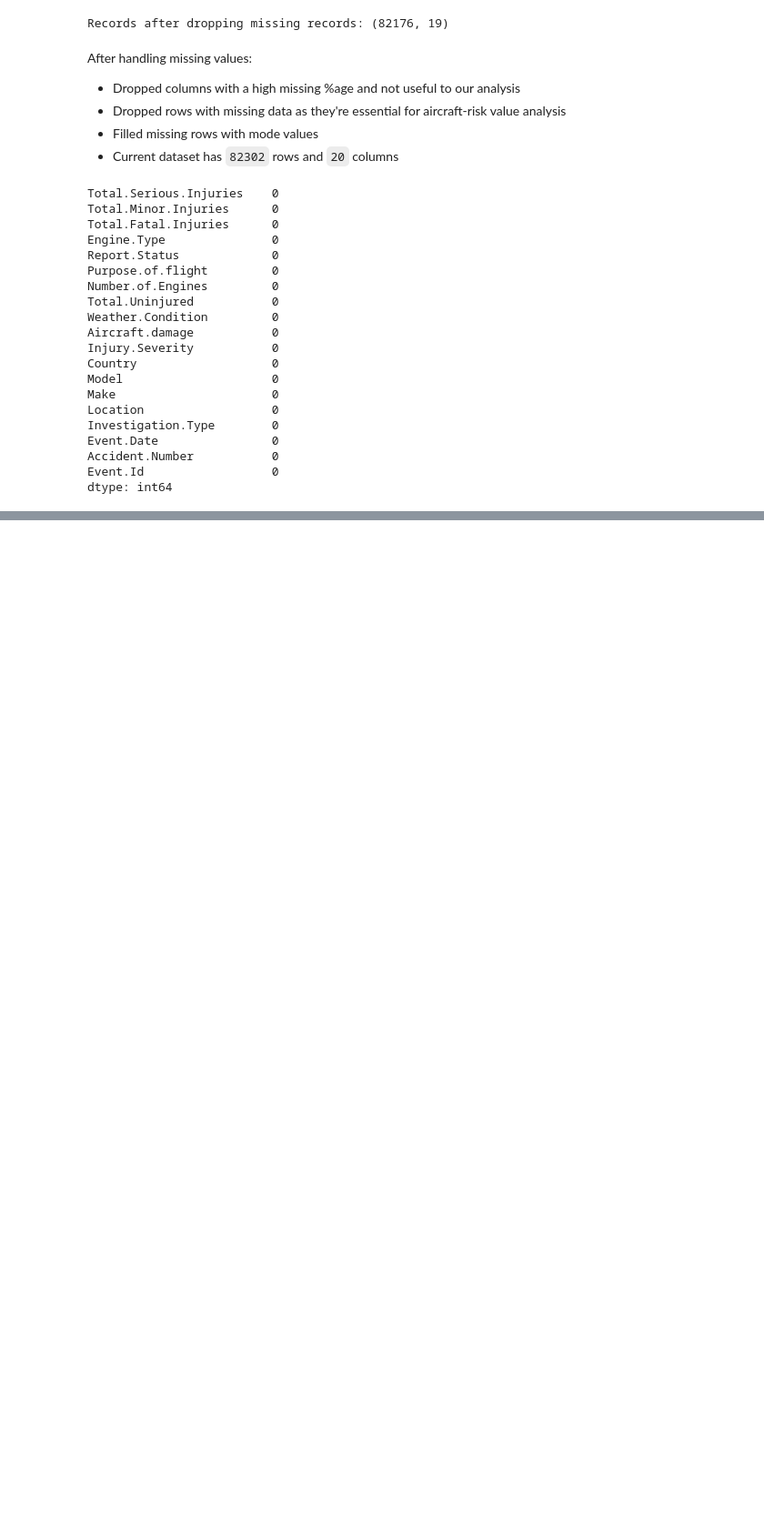
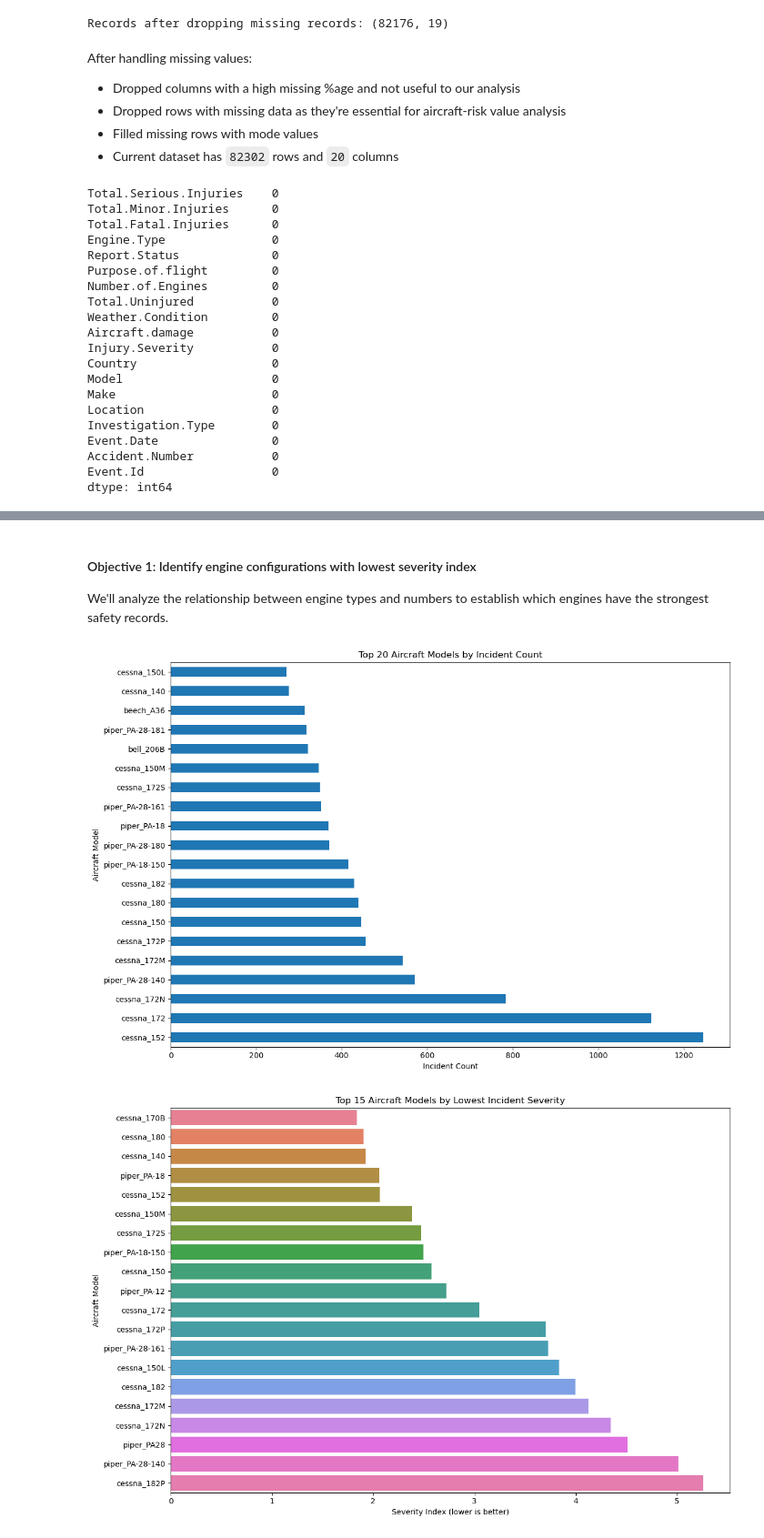
Before and after one commit to lewismwaki/aviation_accidents_analysis, a Jupyter notebook: aviation_accidents_analysis.ipynb, the cells around one changed output, grey strips where cells are left out. Shown at 91% size. Drawn from its saved outputs; the diff is of its cells as text; code cells hidden in the pictures; blank space fills up the shorter version.

Commit message:
analyzed risk factors associated with different aircraft models; finalized notebook and readme

```diff
--- a/aviation_accidents_analysis.ipynb
+++ b/aviation_accidents_analysis.ipynb
@@ -328,0 +362,20 @@ dtype: int64
+# %%
+
+def calculate_severity_score(row):
+    score = 0
+
+    if row['Total.Fatal.Injuries'] > 0:
+        score += 3
+
+    if row['Total.Serious.Injuries'] > 0:
+        score += 2
+
+    if row['Total.Minor.Injuries'] > 0:
+        score += 1
+
+    return min(score, 5)
+
+df['Severity.Score'] = df.apply(calculate_severity_score, axis=1)
+print("\nSeverity score distribution:")
+print(df['Severity.Score'].value_counts().sort_index())
+df['Severity.Score']
@@ -328,0 +425,42 @@ dtype: int64
+# %% [markdown]
+#### Objective 1: Identify engine configurations with lowest severity index
+
+
+We'll analyze the relationship between engine types and numbers to establish which engines have the strongest safety records.
+# %%
+df['Aircraft'].value_counts().head(20).plot(kind='barh', figsize=(12, 8))
+plt.title('Top 20 Aircraft Models by Incident Count')
+plt.xlabel('Incident Count')
+plt.ylabel('Aircraft Model')
+plt.tight_layout()
+plt.savefig('./images/Incident_Count_vs_Aircraft.png')
+
+
+#severity index with weighting
+df['Severity.Index'] = (
+    (df['Total.Fatal.Injuries'] * 10) +
+    (df['Total.Serious.Injuries'] * 5) +
+    (df['Total.Minor.Injuries'] * 1)
+)
+
+
+aircraft_severity_df = df.groupby('Aircraft').agg({
+    'Event.Id': 'count',
+    'Severity.Index': 'mean',
+    'Total.Injury.Rate': 'mean',
+}).reset_index()
+
+#get only aircrafts with more than 10 incidents
+aircraft_severity_df = aircraft_severity_df[aircraft_severity_df['Event.Id'] >= 200].sort_values('Severity.Index')
+
+plt.figure(figsize=(12, 8))
+sns.barplot(x='Severity.Index', y='Aircraft', data=aircraft_severity_df.head(20), hue='Aircraft', legend=False)
+plt.title('Top 15 Aircraft Models by Lowest Incident Severity')
+plt.xlabel('Severity Index (lower is better)')
+plt.ylabel('Aircraft Model')
+plt.tight_layout()
+plt.savefig('./images/Severity.Index_vs_Aircraft.png')
+plt.show()
+# %% [output]
+[figure, added]
+[figure, added]
```
Also changed, not shown: parts of 48 cells of this notebook, 7 other files.
